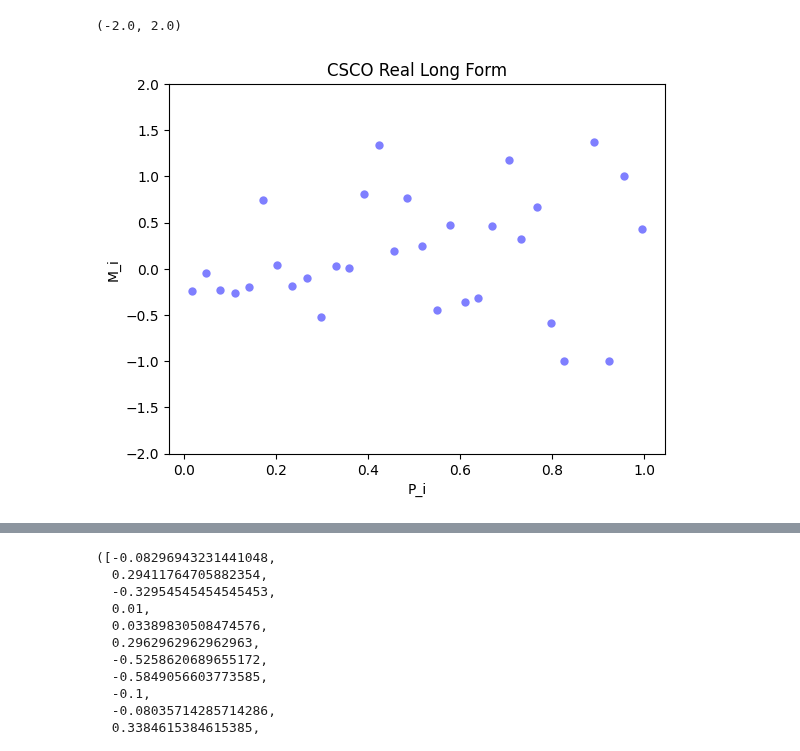
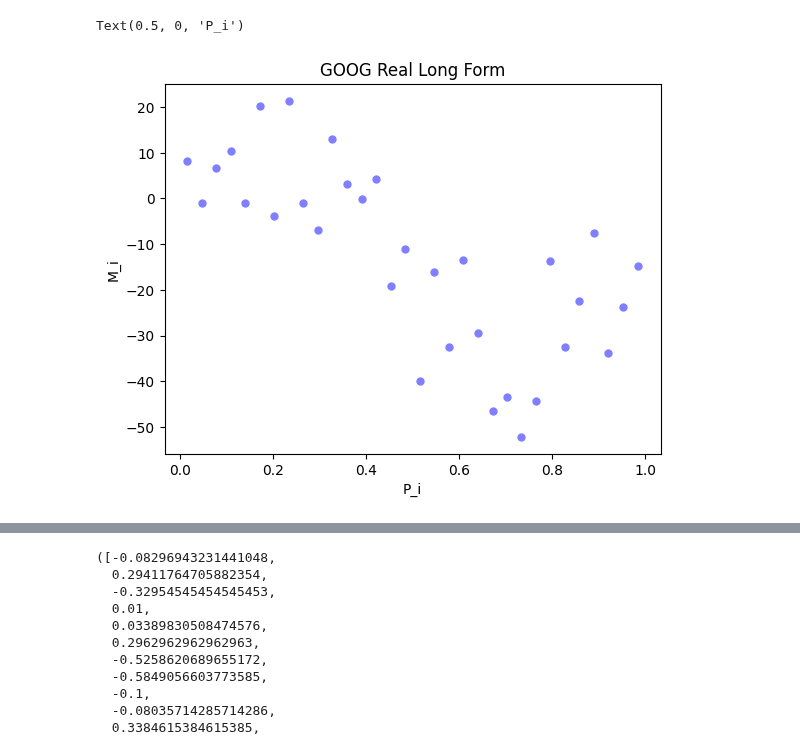
Before and after one commit to peernagy/lob_bench, a Jupyter notebook: eval.ipynb, the cells around one changed output, grey strips where cells are left out. Drawn from its saved outputs; the diff is of its cells as text; code cells hidden in the pictures.

```diff
--- a/eval.ipynb
+++ b/eval.ipynb
@@ -17,13 +17,15 @@ import matplotlib.pyplot as plt
 import scipy.stats as st
 # %%
 # load sample lobster data
-message_paths = sorted(glob.glob('/data1/sascha/data/raw/CSCO*message*.csv'))
-book_paths = sorted(glob.glob('/data1/sascha/data/raw/CSCO*orderbook*.csv'))
+#message_paths = sorted(glob.glob('/data1/sascha/data/raw/CSCO*message*.csv'))
+#book_paths = sorted(glob.glob('/data1/sascha/data/raw/CSCO*orderbook*.csv'))
+message_paths = sorted(glob.glob('/data1/sascha/data/data/GOOG/raw/GOOG*message*.csv'))
+book_paths = sorted(glob.glob('/data1/sascha/data/data/GOOG/raw/GOOG*orderbook*.csv'))
 # message_paths = glob.glob('/homes/80/kang/AlphaTrade/testing_oneDay/data/*message*.csv')
 # book_paths = glob.glob('/homes/80/kang/AlphaTrade/testing_oneDay/data/*orderbook*.csv')
-print(message_paths)
-print(book_paths)
+print(sorted(message_paths))
+print(sorted(book_paths))
 
-len(message_paths)
+len(book_paths)
 #
 # %% [output]
@@ -75,13 +62,13 @@ a p_pi
 # %%
 fig = plt.figure()
 ax = plt.gca()
 ax.plot(res[1][:],res[0][:], 'o', c='blue', alpha=0.5, markeredgecolor='none')
-ax.set_title("CSCO Real Long Form")
+ax.set_title("GOOG Real Long Form")
 ax.set_ylabel("M_i")
 ax.set_xlabel("P_i")
-ax.set_ylim([-2,2])
+#ax.set_ylim([-2,2])
 #ax.set_yscale('log')
 #ax.set_xscale('log')
 # %% [output]
-(-2.0, 2.0)
+Text(0.5, 0, 'P_i')
-[figure, old version]
+[figure, new version]
```
Also changed, not shown: parts of 3 cells of this notebook, 1 other file.
